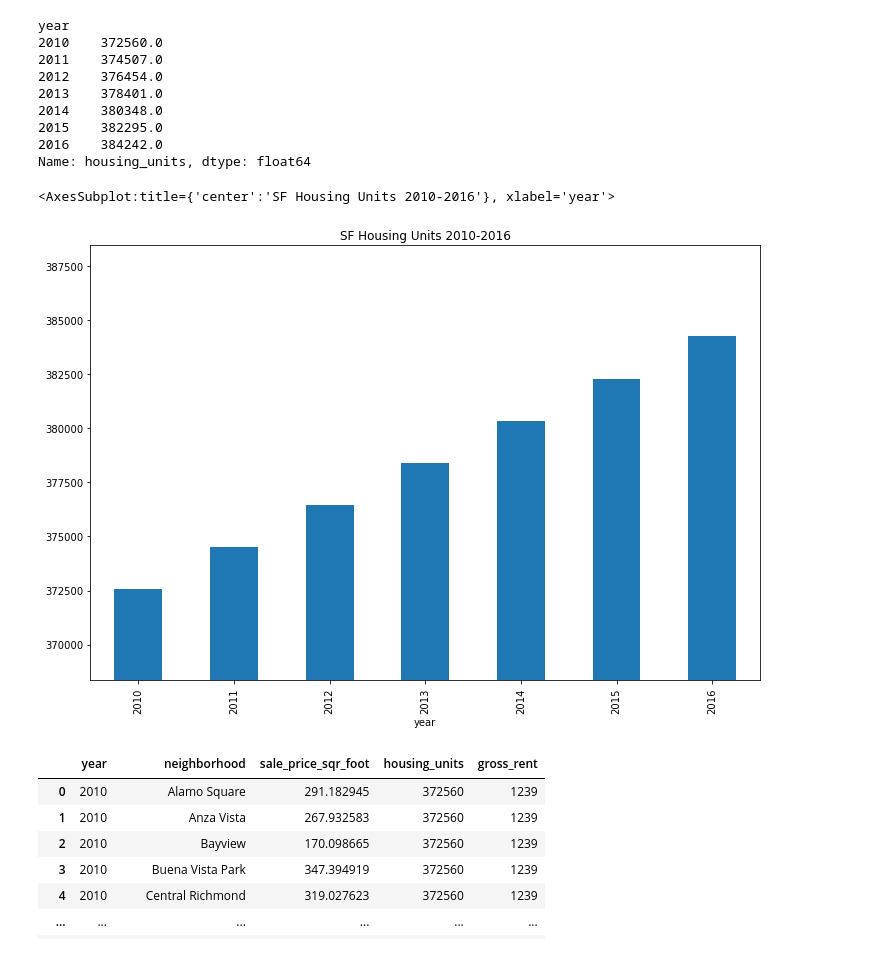
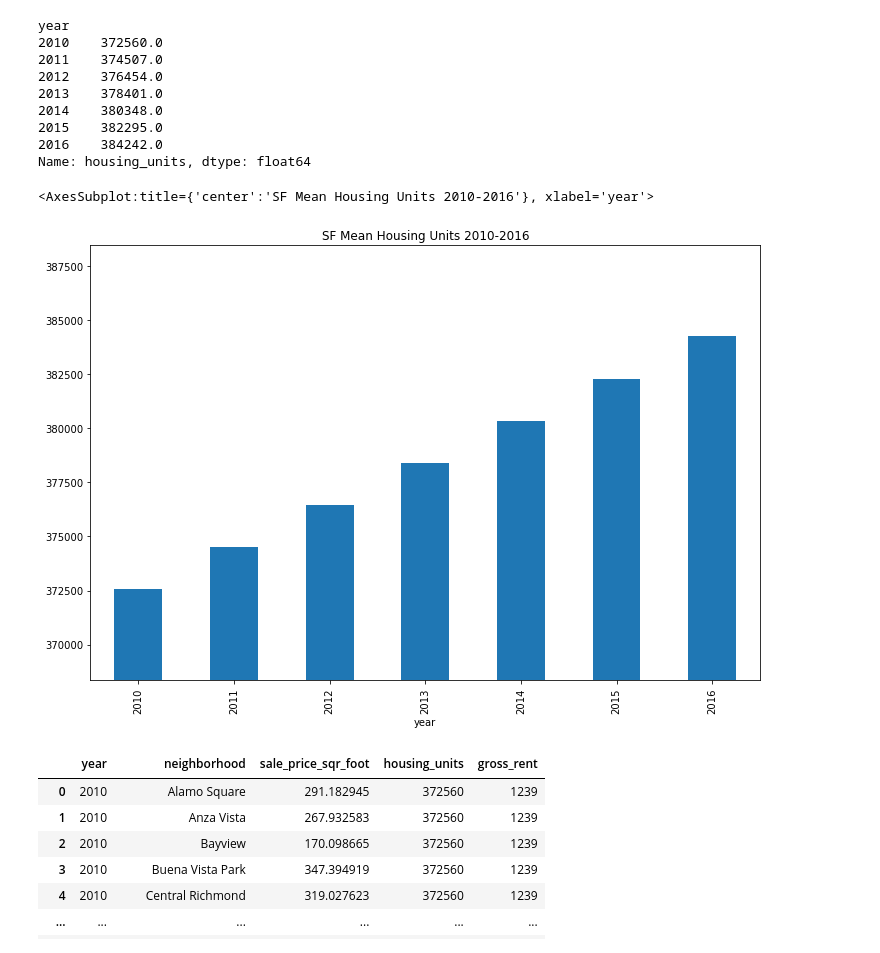
Before and after one commit to gokhanunal34/pyvizApplications, a Jupyter notebook: rental_analysis.ipynb, the cells around one changed output. Drawn from its saved outputs; the diff is of its cells as text; code cells hidden in the pictures.

```diff
--- a/rental_analysis.ipynb
+++ b/rental_analysis.ipynb
@@ -77,17 +99,17 @@ sfo_data_mean.to_csv("sfo_mean.csv")
 # %%
 # Use the Pandas plot function to plot the average housing units per year.
 min = sfo_data.min()['housing_units']
 max = sfo_data.max()['housing_units']
 #min
 #max
 sfo_std = sfo_data_mean.std()
 sfo_std
 
 # Optional Challenge: Use the min, max, and std to scale the y limits of the chart
-sfo_data_mean.plot.bar(ylim=(min-sfo_std, max + sfo_std), title= "SF Housing Units 2010-2016", figsize = (12,8))
+sfo_data_mean.plot.bar(ylim=(min-sfo_std, max + sfo_std), title= "SF Mean Housing Units 2010-2016", figsize = (12,8))
 # %% [output]
-<AxesSubplot:title={'center':'SF Housing Units 2010-2016'}, xlabel='year'>
+<AxesSubplot:title={'center':'SF Mean Housing Units 2010-2016'}, xlabel='year'>
-[figure, old version]
+[figure, new version]
 # %%
 sfo_data
 # %% [output]
```
Also changed, not shown: parts of 13 cells of this notebook, 2 other files.
